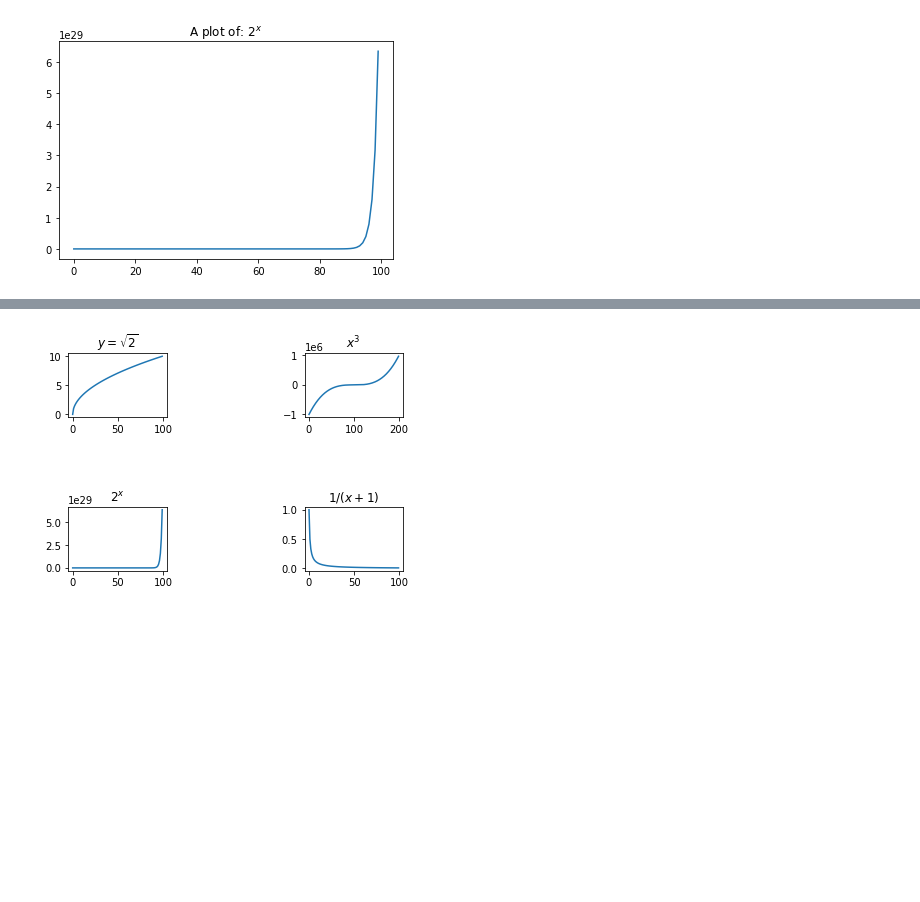
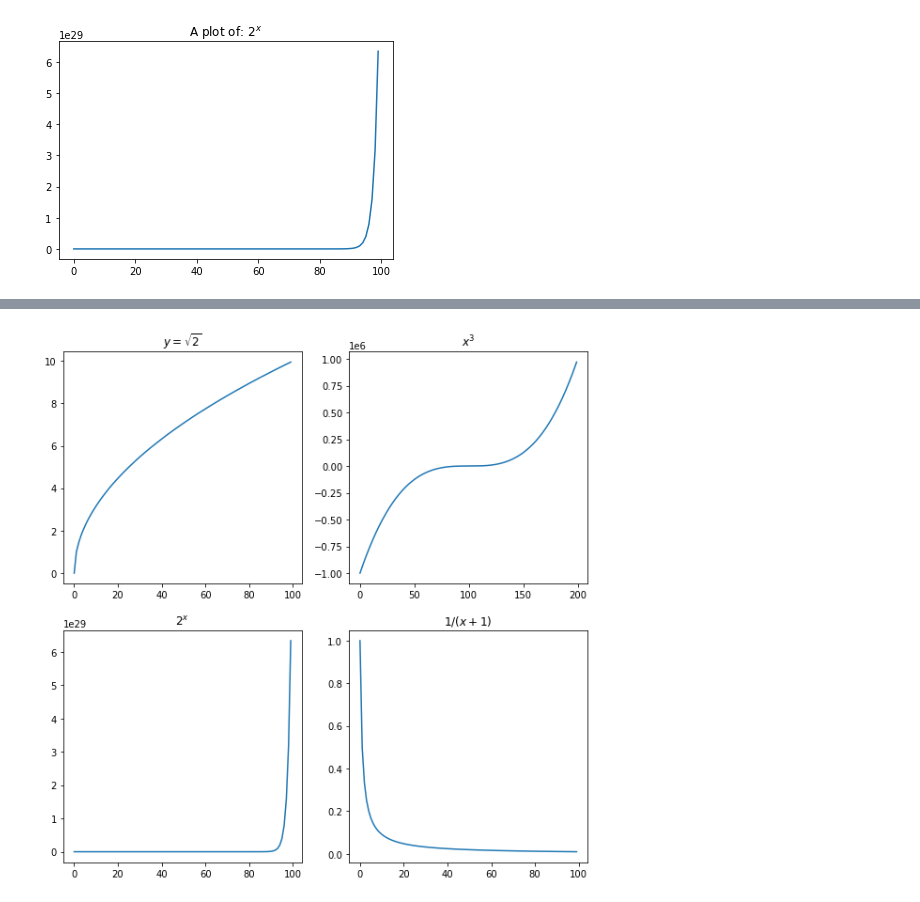
Before and after one commit to DanChurchill/numpy-pandas-visualization-exercises, a Jupyter notebook: matplotlib_exercises.ipynb, the cells around one changed output, grey strips where cells are left out. Saved outputs shown, nothing was run; the diff lists cells and outputs as text; code cells hidden in the pictures; blank space fills up the shorter version.

```diff
--- a/matplotlib_exercises.ipynb
+++ b/matplotlib_exercises.ipynb
@@ -55,30 +57,32 @@ plt.show()
 # %%
 # Combine the figures you created in the last step into one large figure with 4 subplots.
 
 x1 = [math.sqrt(n) for n in range(0,100)]
 x2 = [x**3 for x in range(-100,100)]
 x3 = [2**x for x in range(0,100)]
 x4 = [1/(x+1) for x in range(0,100)]
+plt.figure(figsize = (10,10))
 
-plt.subplot(331)
+
+plt.subplot(221)
 plt.plot(x1)
 plt.title('$y=\sqrt{2}$')
 
-plt.subplot(333)
+plt.subplot(222)
 plt.plot(x2)
 plt.title('$x^3$')
 
-plt.subplot(337)
+plt.subplot(223)
 plt.plot(x3)
 plt.title('$2^x$')
 
-plt.subplot(339)
+plt.subplot(224)
 plt.plot(x4)
 plt.title('$1/(x+1)$')
 
 plt.show()
 # %% [output]
-[figure, old version]
+[figure, new version]
 # %%
 # Combine the figures you created in the last step into one large figure with 4 subplots.
 # Combine the figures you created in the last step into one figure
```
Also changed, not shown: parts of 2 cells of this notebook.
